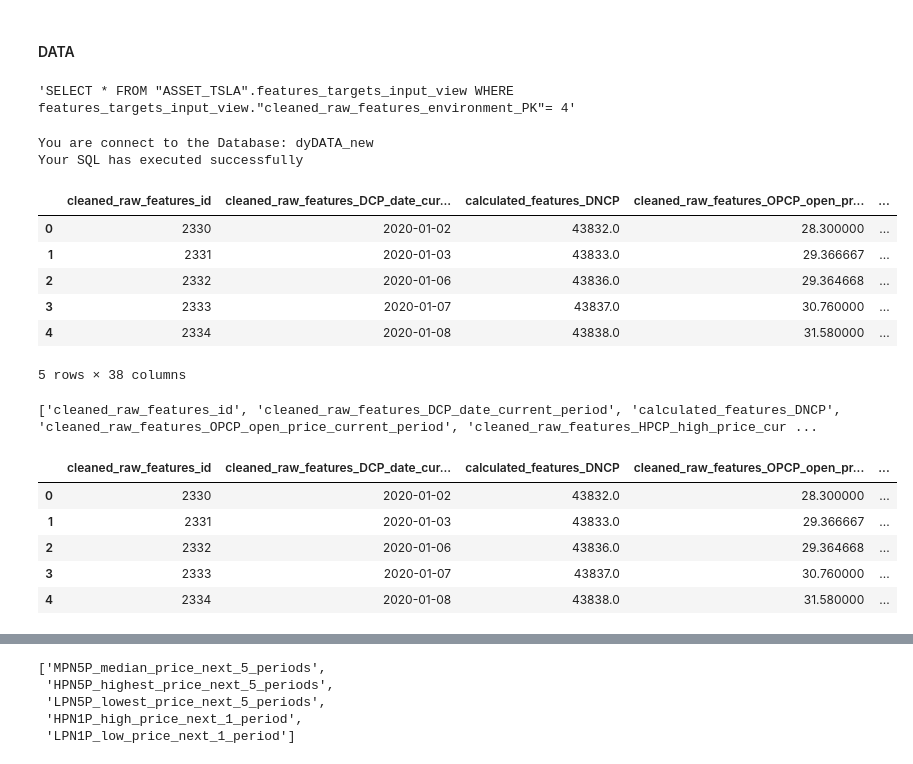
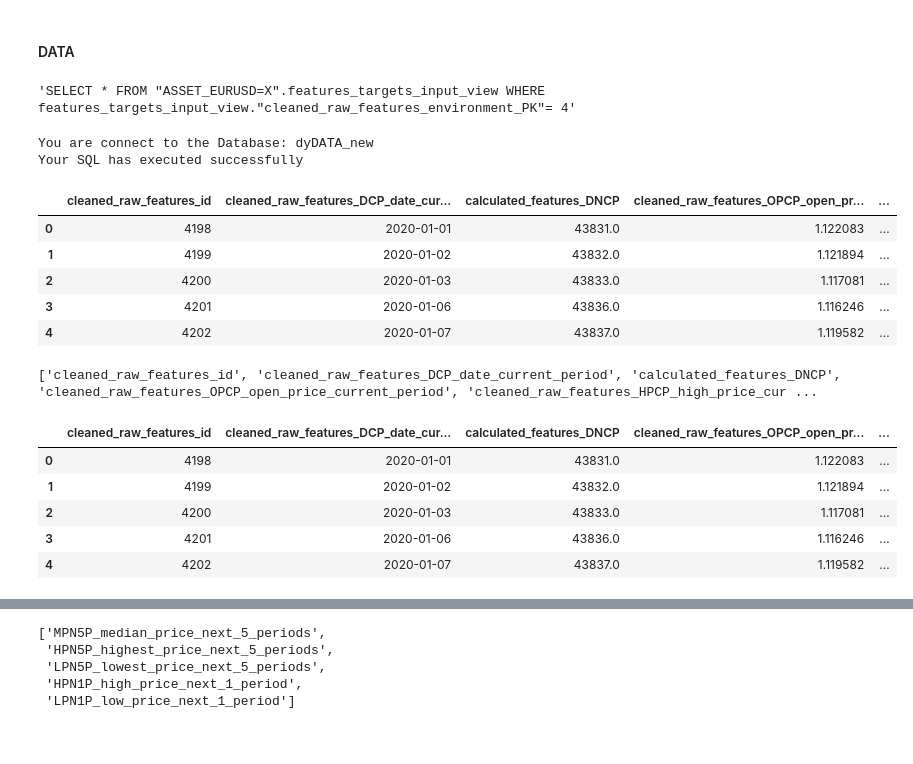
Before and after one commit to Abbass19/LTM_Bot_Clean, a Jupyter notebook: LMB_FIKRI/LMB_0_02_playground.ipynb, the cells around one changed output, grey strips where cells are left out. Cells and saved outputs as stored; diff of their text form; code cells hidden in the pictures.

```diff
--- a/LMB_FIKRI/LMB_0_02_playground.ipynb
+++ b/LMB_FIKRI/LMB_0_02_playground.ipynb
@@ -76,5 +83,5 @@ Today is 20240116
 # %%
 ''' Here, we define the case name'''
-case = 'TSLA'
+case = 'EURUSD=X'
 print(case)
 # %% [output]
@@ -147,7 +154,7 @@ conn = None
 asset_script="SELECT * FROM "+'\"'+"ASSET_"+case+'\"'+".features_targets_input_view WHERE features_targets_input_view."+'\"'+"cleaned_raw_features_environment_PK"+'\"'+ "= 4"
 asset_script
 # %% [output]
-'SELECT * FROM "ASSET_TSLA".features_targets_input_view WHERE features_targets_input_view."cleaned_raw_features_environment_PK"= 4'
+'SELECT * FROM "ASSET_EURUSD=X".features_targets_input_view WHERE features_targets_input_view."cleaned_raw_features_environment_PK"= 4'
 # %%
 ''' The active financial assets '''
 # Here we select the active financial asset from the financial asset list table
@@ -184,19 +191,19 @@ Your SQL has executed successfully
 # %%
 if case=='TSLA':
   dohlcav_mpnxp_data = dohlcav_mpnxp_data.loc[dohlcav_mpnxp_data['cleaned_raw_features_DCP_date_current_period'] >= '2020-01-01'].reset_index(drop=True)
 
 if case == 'EURUSD=X':
   dohlcav_mpnxp_data['cleaned_raw_features_VTCP_volume_of_transactions_current_period'] = 1
+  dohlcav_mpnxp_data = dohlcav_mpnxp_data.loc[dohlcav_mpnxp_data['cleaned_raw_features_DCP_date_current_period'] >= '2020-01-01'].reset_index(drop=True)
 
 dohlcav_mpnxp_data.head()
 # %% [output]
 |  | cleaned_raw_features_id | cleaned_raw_features_DCP_date_cur... | calculated_features_DNCP | cleaned_raw_features_OPCP_open_pr... | ... |
-| 0 | 2330 | 2020-01-02 | 43832.0 | 28.300000 | ... |
-| 1 | 2331 | 2020-01-03 | 43833.0 | 29.366667 | ... |
-| 2 | 2332 | 2020-01-06 | 43836.0 | 29.364668 | ... |
-| 3 | 2333 | 2020-01-07 | 43837.0 | 30.760000 | ... |
-| 4 | 2334 | 2020-01-08 | 43838.0 | 31.580000 | ... |
+| 0 | 4198 | 2020-01-01 | 43831.0 | 1.122083 | ... |
+| 1 | 4199 | 2020-01-02 | 43832.0 | 1.121894 | ... |
+| 2 | 4200 | 2020-01-03 | 43833.0 | 1.117081 | ... |
+| 3 | 4201 | 2020-01-06 | 43836.0 | 1.116246 | ... |
+| 4 | 4202 | 2020-01-07 | 43837.0 | 1.119582 | ... |
-5 rows × 38 columns
 # %%
 filtered_columns_1=list(dohlcav_mpnxp_data.columns[:9])#to filter out the dates columns and features columns
 filtered_columns_2=[x for x in dohlcav_mpnxp_data.columns if  targets[0][3:] in x ]#feature out the main target columns
@@ -223,8 +230,8 @@ dohlcav_mpnxp_data.head()
 # %% [output]
 ['cleaned_raw_features_id', 'cleaned_raw_features_DCP_date_current_period', 'calculated_features_DNCP', 'cleaned_raw_features_OPCP_open_price_current_period', 'cleaned_raw_features_HPCP_high_price_cur ...
 |  | cleaned_raw_features_id | cleaned_raw_features_DCP_date_cur... | calculated_features_DNCP | cleaned_raw_features_OPCP_open_pr... | ... |
-| 0 | 2330 | 2020-01-02 | 43832.0 | 28.300000 | ... |
-| 1 | 2331 | 2020-01-03 | 43833.0 | 29.366667 | ... |
-| 2 | 2332 | 2020-01-06 | 43836.0 | 29.364668 | ... |
-| 3 | 2333 | 2020-01-07 | 43837.0 | 30.760000 | ... |
-| 4 | 2334 | 2020-01-08 | 43838.0 | 31.580000 | ... |
+| 0 | 4198 | 2020-01-01 | 43831.0 | 1.122083 | ... |
+| 1 | 4199 | 2020-01-02 | 43832.0 | 1.121894 | ... |
+| 2 | 4200 | 2020-01-03 | 43833.0 | 1.117081 | ... |
+| 3 | 4201 | 2020-01-06 | 43836.0 | 1.116246 | ... |
+| 4 | 4202 | 2020-01-07 | 43837.0 | 1.119582 | ... |
```
Also changed, not shown: parts of 25 cells of this notebook, 1 other file.
